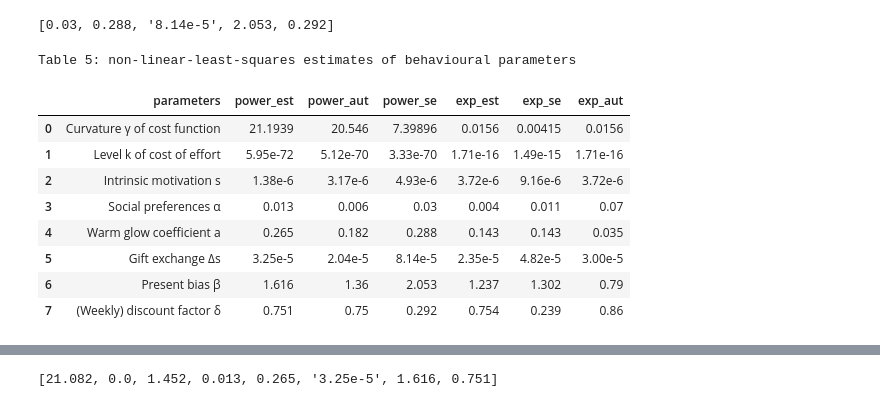
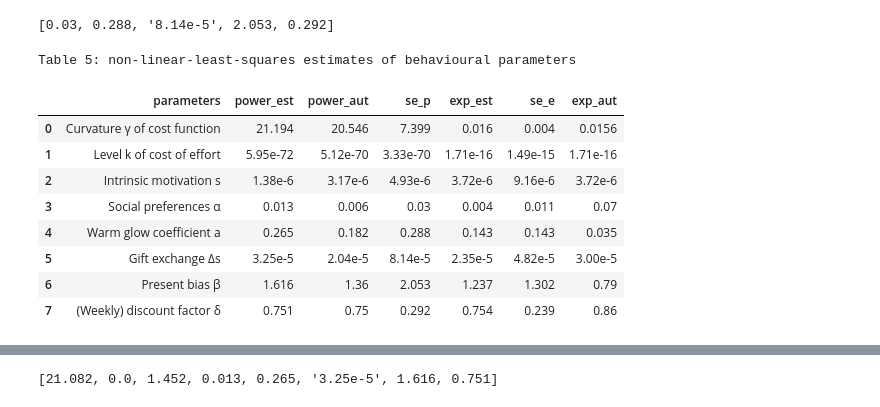
Before and after one commit to YH-Chen1225/EPP_Final, a Jupyter notebook: EPP_P.ipynb, the cells around one changed output, grey strips where cells are left out. Saved outputs shown, nothing was run; the diff lists cells and outputs as text; code cells hidden in the pictures.

```diff
--- a/EPP_P.ipynb
+++ b/EPP_P.ipynb
@@ -115,8 +117,8 @@ def opt_param(effort, k_scaler, s_scaler, st_values,type):
 
     for i in range(0,len(sol[0])):
         if i == 0:
-            sol_result[i] = round(solo[i],4)
-            se_result[i] =  round(se[i],5)
+            sol_result[i] = round(solo[i],3)
+            se_result[i] =  round(se[i],3)
         else:
             sol_result[i] = '{0:.2e}'.format(Decimal(solo[i]))
             se_result[i] = '{0:.2e}'.format(Decimal(se[i]))
@@ -331,16 +333,2 @@ display(r2)
 | 1 | Level k of cost of effort | 1.71e-16 | 8.22e-12 | 1.71e-16 | 1.71e-16 |
 | 2 | Intrinsic motivation s | 3.72e-6 | 1.16e-4 | 3.72e-6 | 3.72e-6 |
-# %%
-be52_aut = [0.0156,1.71E-16,3.72E-06]
-aut_e = []
-for i in range(0,3):
-    aut_e.append('{0:.2e}'.format(Decimal(be52_aut[i])))
-aut_e
-#Here I also adding the outcome of exponential cost of effort
-pn = ["Curvature γ of cost function","Level k of cost of effort", "Intrinsic motivation s"]
-be52_aut = [0.0156,1.71E-16,3.72E-06]
-r2 = pd.DataFrame({'parameters':pn,'curve_fit':[*be54],
-                   'least_square':[*be52_ls[0]],
-                   'minimize_nd':[*be52_optt[0]],
-                   'authors':[*aut_e]})
-display(r2)
@@ -458,27 +488,32 @@ se53[3:8]
 [0.03, 0.288, '8.14e-5', 2.053, 0.292]
 # %%
 #Adding authors result
-aut_power = [round(20.546,4),'{0:.2e}'.format(Decimal(5.12e-70)),'{0:.2e}'.format(Decimal(3.17e-06)),round(0.006,3),round(0.182,3),'{0:.2e}'.format(Decimal(2.04e-05)),round(1.36,2),round(0.75,2)]
-aut_exp = [round(0.0156,4),'{0:.2e}'.format(Decimal(1.71e-16)),'{0:.2e}'.format(Decimal(3.72e-06)),round(0.07,3),round(0.035,3),'{0:.2e}'.format(Decimal(3e-05)),round(0.79,2),round(0.86,2)]
+aut_power = [round(20.546,4),'{0:.2e}'.format(Decimal(5.12e-70)),'{0:.2e}'.format(Decimal(3.17e-06)),round(0.006,3),
+             round(0.182,3),'{0:.2e}'.format(Decimal(2.04e-05)),round(1.36,2),round(0.75,2)]
+
+
+aut_exp = [round(0.0156,4),'{0:.2e}'.format(Decimal(1.71e-16)),'{0:.2e}'.format(Decimal(3.72e-06)),round(0.07,3),round(0.035,3),
+           '{0:.2e}'.format(Decimal(3e-05)),round(0.79,2),round(0.86,2)]
 # %%
+#換名字
 # Create and save the dataframe for table 5 NLS estimates.
 
 params_name = ["Curvature γ of cost function", "Level k of cost of effort", "Intrinsic motivation s","Social preferences α",
                 "Warm glow coefficient a","Gift exchange Δs", "Present bias β","(Weekly) discount factor δ"]
 
 be5 = be54[0:3]+be56[3:8]
 se5 = se54[0:3]+se56[3:8]
 bp5 = bp52[0:3]+bp53[3:8]
 sp5 = sp52[0:3]+se53[3:8]
 
 
-t5 = pd.DataFrame({'parameters':params_name,'power_est':bp5,'power_aut':aut_power,'power_se':sp5,'exp_est':be5,'exp_se':se5,'exp_aut':aut_exp})
+t5 = pd.DataFrame({'parameters':params_name,'power_est':bp5,'power_aut':aut_power,'se_p':sp5,'exp_est':be5,'se_e':se5,'exp_aut':aut_exp})
 print('Table 5: non-linear-least-squares estimates of behavioural parameters')
 display(t5)
 # %% [output]
 Table 5: non-linear-least-squares estimates of behavioural parameters
-|  | parameters | power_est | power_aut | power_se | exp_est | exp_se | exp_aut |
-| 0 | Curvature γ of cost function | 21.1939 | 20.546 | 7.39896 | 0.0156 | 0.00415 | 0.0156 |
+|  | parameters | power_est | power_aut | se_p | exp_est | se_e | exp_aut |
+| 0 | Curvature γ of cost function | 21.194 | 20.546 | 7.399 | 0.016 | 0.004 | 0.0156 |
 | 1 | Level k of cost of effort | 5.95e-72 | 5.12e-70 | 3.33e-70 | 1.71e-16 | 1.49e-15 | 1.71e-16 |
 | 2 | Intrinsic motivation s | 1.38e-6 | 3.17e-6 | 4.93e-6 | 3.72e-6 | 9.16e-6 | 3.72e-6 |
 | 3 | Social preferences α | 0.013 | 0.006 | 0.03 | 0.004 | 0.011 | 0.07 |
```
Also changed, not shown: parts of 13 cells of this notebook.
